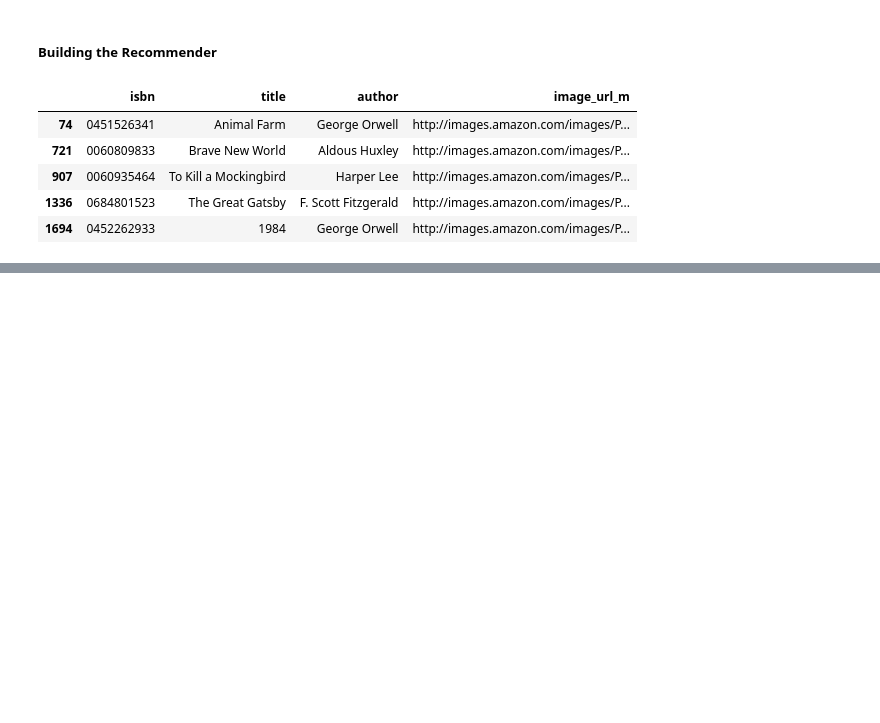
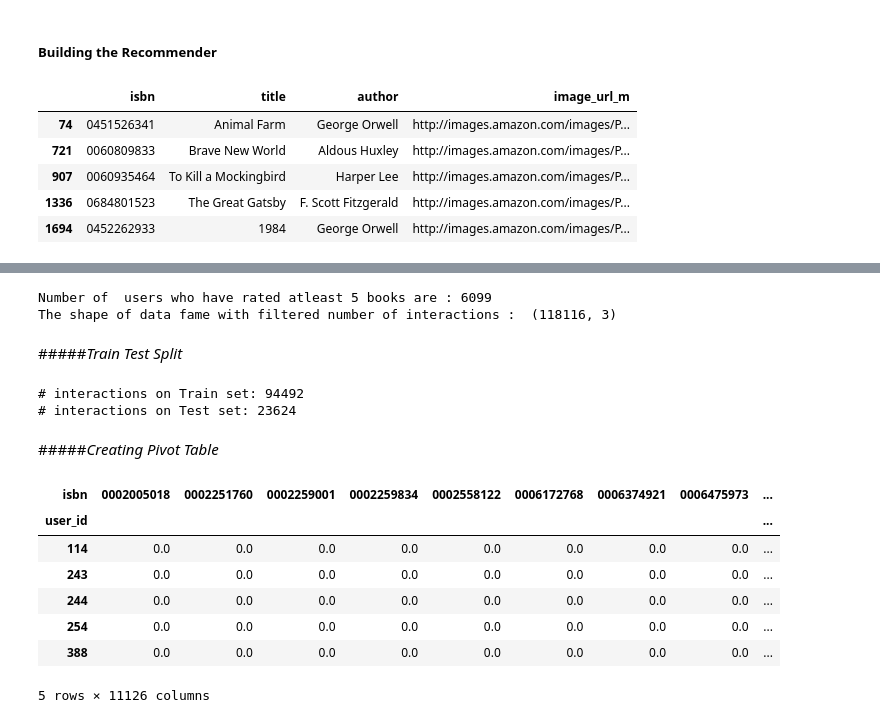
Before and after one commit to DharmeshRV/Book-Recommendation-System, a Jupyter notebook: Book_Recommendation_System.ipynb, the cells around one changed output, grey strips where cells are left out. Drawn from its saved outputs; the diff is of its cells as text; code cells hidden in the pictures; blank space fills up the shorter version.

```diff
--- a/Book_Recommendation_System.ipynb
+++ b/Book_Recommendation_System.ipynb
@@ -879,0 +898,8 @@ recommend('The Catcher in the Rye')
+# %%
+#Filtering books with more than 5 reviews
+
+print('The number of books that are explicitely rated are',ratings_df['isbn'].nunique())
+ratings_count_df=ratings_df.groupby("isbn")['user_id'].count().to_frame('No-of-rated-users').reset_index()
+selected_books =list(ratings_count_df.loc[ratings_count_df['No-of-rated-users']>5,'isbn'].unique())
+print('Number of  books rated by atleast 5 users:',len(selected_books))
+famous_books_df=ratings_df.loc[ratings_df['isbn'].isin(selected_books)]
@@ -879,0 +923,45 @@ recommend('The Catcher in the Rye')
+# %%
+# Keeping books with selected users
+
+# Keeps Users who have rated more than five books
+books_count_df=famous_books_df.groupby("user_id")['isbn'].count().to_frame('No-of-books-rated').reset_index()
+selected_users = list(books_count_df.loc[books_count_df['No-of-books-rated']>5,'user_id'].unique())
+print('Number of  users who have rated atleast 5 books are :',len(selected_users))
+
+#dataframe with filtered number of interactions
+filter_df=famous_books_df.loc[famous_books_df['user_id'].isin(selected_users)]
+print('The shape of data fame with filtered number of interactions : ',filter_df.shape)
+# %% [output]
+Number of  users who have rated atleast 5 books are : 6099
+The shape of data fame with filtered number of interactions :  (118116, 3)
+# %% [markdown]
+#####*Train Test Split*
+# %%
+train_df, test_df = train_test_split(filter_df,
+                                   stratify=filter_df['user_id'],
+                                   test_size=0.20,
+                                   random_state=0)
+
+print('# interactions on Train set: %d' % len(train_df))
+print('# interactions on Test set: %d' % len(test_df))
+# %% [output]
+# interactions on Train set: 94492
+# interactions on Test set: 23624
+# %% [markdown]
+#####*Creating Pivot Table*
+# %%
+#Creating a sparse pivot table with users in rows and ISBN number of books in columns
+users_books_pivot_matrix_df = train_df.pivot(index='user_id',
+                                                          columns='isbn',
+                                                          values='rating').fillna(0)
+
+users_books_pivot_matrix_df.head()
+# %% [output]
+| isbn | 0002005018 | 0002251760 | 0002259001 | 0002259834 | 0002558122 | 0006172768 | 0006374921 | 0006475973 | ... |
+| user_id |  |  |  |  |  |  |  |  | ... |
+| 114 | 0.0 | 0.0 | 0.0 | 0.0 | 0.0 | 0.0 | 0.0 | 0.0 | ... |
+| 243 | 0.0 | 0.0 | 0.0 | 0.0 | 0.0 | 0.0 | 0.0 | 0.0 | ... |
+| 244 | 0.0 | 0.0 | 0.0 | 0.0 | 0.0 | 0.0 | 0.0 | 0.0 | ... |
+| 254 | 0.0 | 0.0 | 0.0 | 0.0 | 0.0 | 0.0 | 0.0 | 0.0 | ... |
+| 388 | 0.0 | 0.0 | 0.0 | 0.0 | 0.0 | 0.0 | 0.0 | 0.0 | ... |
+5 rows × 11126 columns
```
Also changed, not shown: parts of 25 cells of this notebook.
